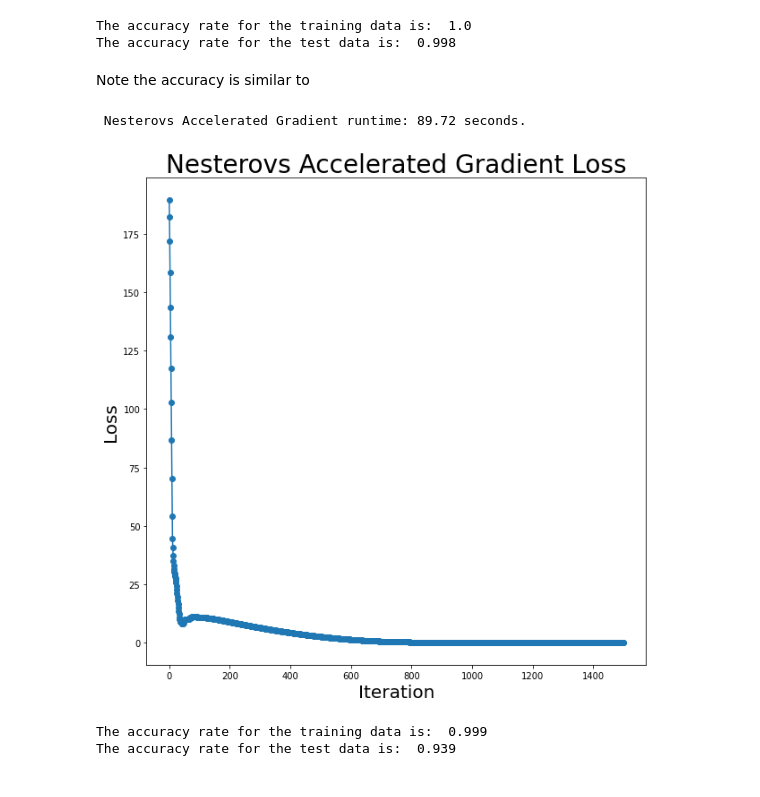
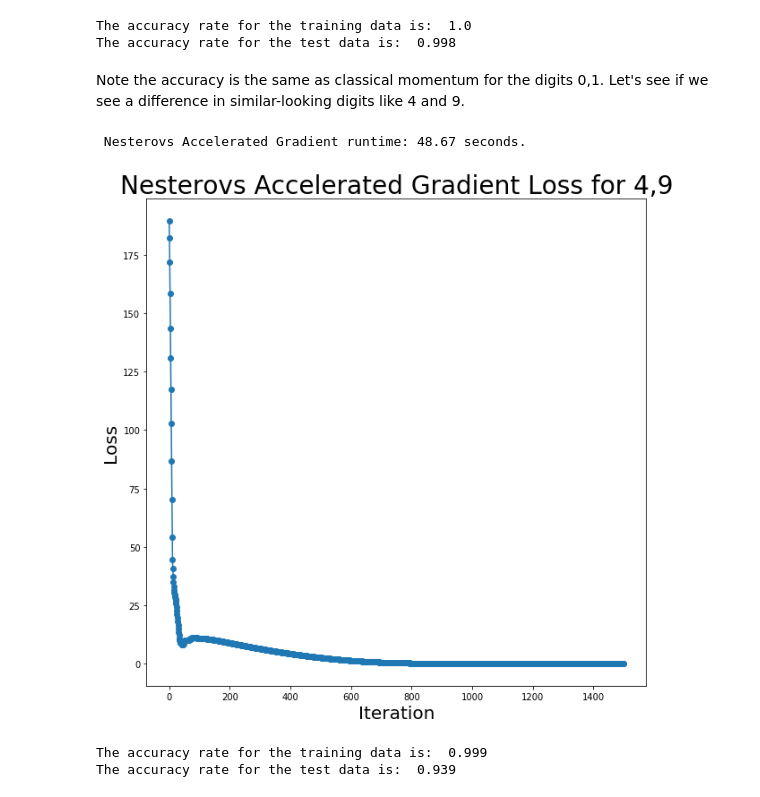
Before and after one commit to vrindachaa/MNIST-Classification, a Jupyter notebook: MNIST Classification with Gradient Descent.ipynb, the cells around one changed output. Drawn from its saved outputs; the diff is of its cells as text; code cells hidden in the pictures.

```diff
--- a/MNIST Classification with Gradient Descent.ipynb
+++ b/MNIST Classification with Gradient Descent.ipynb
@@ -270,12 +271,14 @@ def GD(w_init, learning_rate, X, tol):
         err = np.linalg.norm(p)
     return loss_vals, w
 # %%
-def plotloss(loss_list, title, vis):
+def plotloss(loss_list, title, vis=None):
     '''
 
     This function plots the loss values at each iterate.
 
-    Parameters: a list loss_list which contains loss values at each iterate, a title given as a string for the plot
+    Parameters: a list loss_list which contains loss values at each iterate, a title given as a string for the plot,
+    and a vis parameter, which defaults to plotting individual points but can be used to plot a line with no points instead
+
 
     Output: a plot of the loss
 
@@ -573,19 +583,26 @@ print('The accuracy rate for the test data is: ', test_accuracy)
 # %% [output]
 The accuracy rate for the training data is:  1.0
 The accuracy rate for the test data is:  0.998
-# %% [markdown]
-Note the accuracy is similar to
+# %% [markdown]
+Note the accuracy is the same as classical momentum for the digits 0,1. Let's see if we see a difference in similar-looking digits like 4 and 9.
 # %%
-train_sample = process_data(train, class_labels=[4,9], num_samples=500, method = None)
+train_sample = process_data(train,
+                            class_labels=[4, 9],
+                            num_samples=500,
+                            method=None)
 tic = time()
-v = np.ones(train_sample.shape[1]-1)
-nag_loss_list, nag_weights = NAG(w_init = v, learning_rate = 10e-2, beta = 0.9, X= train_sample ,tol = 10e-6)
+v = np.ones(train_sample.shape[1] - 1)
+nag_loss_list49, nag_weights49 = NAG(w_init=v,
+                                     learning_rate=10e-2,
+                                     beta=0.9,
+                                     X=train_sample,
+                                     tol=10e-6)
 toc = time()
 print(f" Nesterovs Accelerated Gradient runtime: {toc-tic:.2f} seconds.")
 # %% [output]
- Nesterovs Accelerated Gradient runtime: 89.72 seconds.
+ Nesterovs Accelerated Gradient runtime: 48.67 seconds.
 # %%
-plotloss(nag_loss_list, title = 'Nesterovs Accelerated Gradient Loss')
+plotloss(nag_loss_list49, title='Nesterovs Accelerated Gradient Loss for 4,9')
 # %% [output]
-[figure, old version]
+[figure, new version]
 # %%
```
Also changed, not shown: parts of 51 cells of this notebook, 1 other file.
